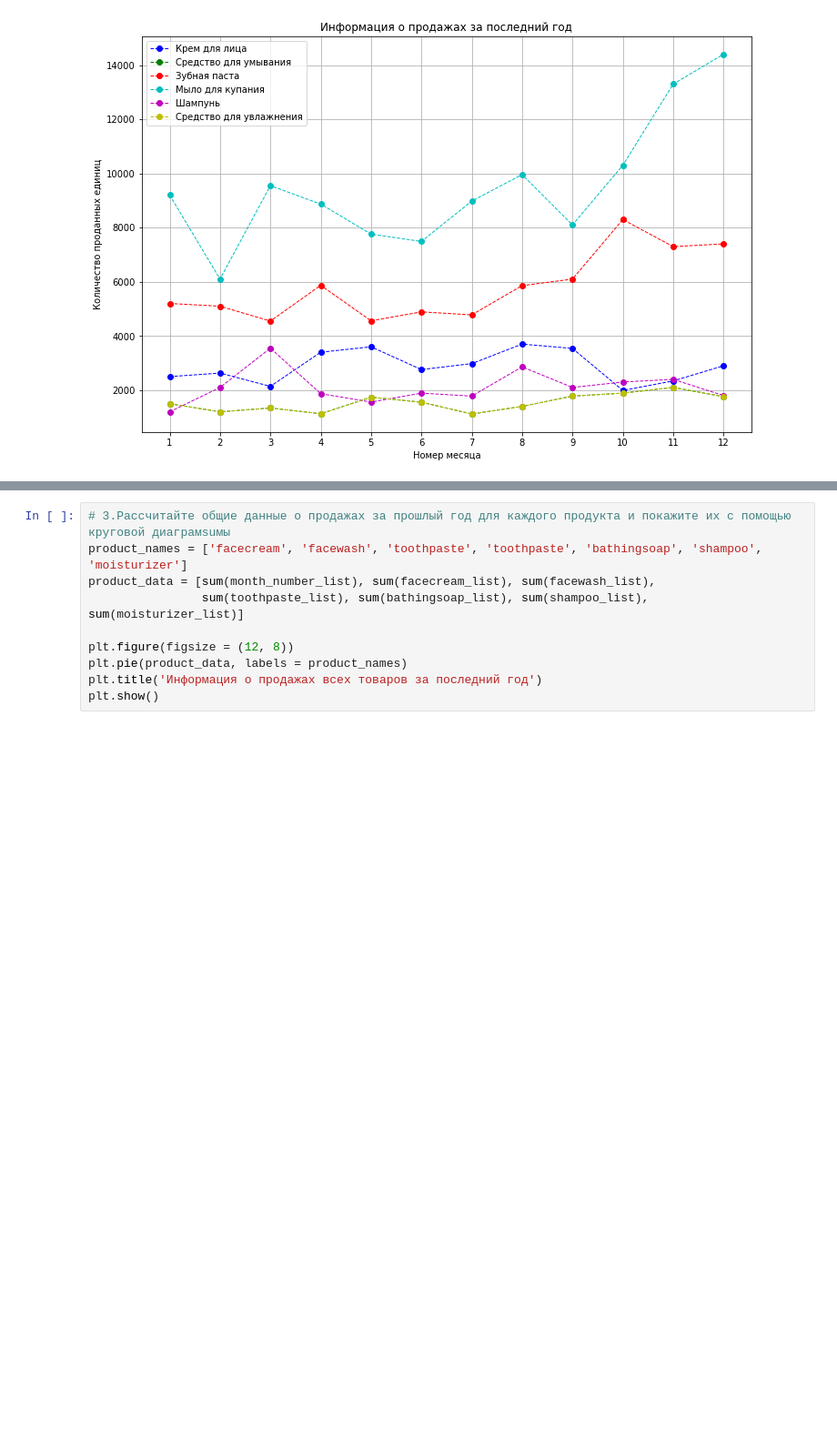
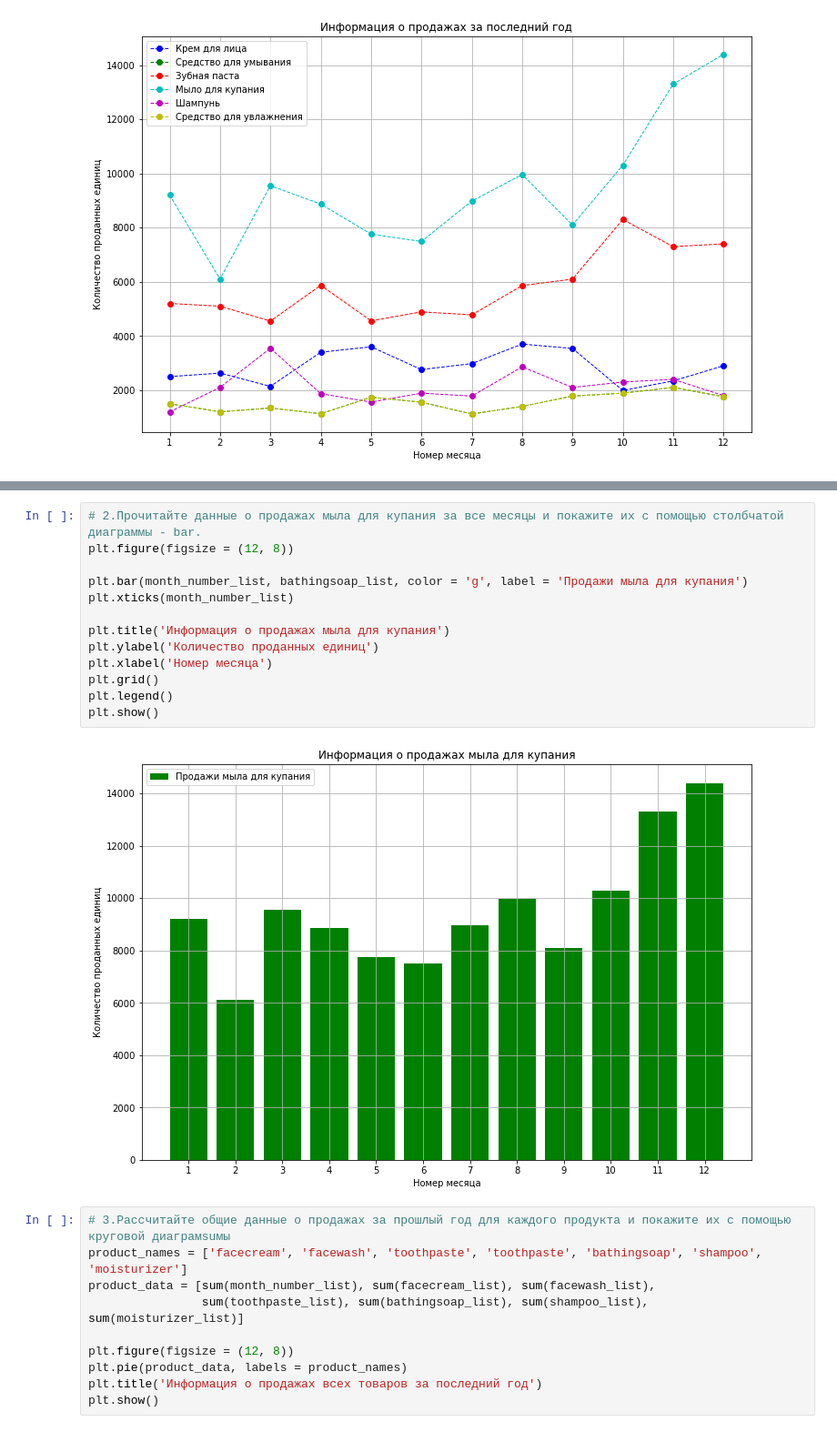
Before and after one commit to YuliaKrav/-Indroduction_to_Python, a Jupyter notebook: 12_HW_Kravchenko/Task12.ipynb, the cells around one changed output, grey strips where cells are left out. Shown at 91% size. Saved outputs shown, nothing was run; the diff lists cells and outputs as text; blank space fills up the shorter version.

```diff
--- a/12_HW_Kravchenko/Task12.ipynb
+++ b/12_HW_Kravchenko/Task12.ipynb
@@ -103,6 +103,21 @@ plt.legend()
 plt.show()
 # %% [output]
 [figure]
+# %%
+# 2.Прочитайте данные о продажах мыла для купания за все месяцы и покажите их с помощью столбчатой диаграммы - bar.
+plt.figure(figsize = (12, 8))
+
+plt.bar(month_number_list, bathingsoap_list, color = 'g', label = 'Продажи мыла для купания')
+plt.xticks(month_number_list)
+
+plt.title('Информация о продажах мыла для купания')
+plt.ylabel('Количество проданных единиц')
+plt.xlabel('Номер месяца')
+plt.grid()
+plt.legend()
+plt.show()
+# %% [output]
+[figure, added]
 # %%
 # 3.Рассчитайте общие данные о продажах за прошлый год для каждого продукта и покажите их с помощью круговой диаграмsuмы
 product_names = ['facecream', 'facewash', 'toothpaste', 'toothpaste', 'bathingsoap', 'shampoo', 'moisturizer']
```
Also changed, not shown: parts of 1 cell of this notebook.
